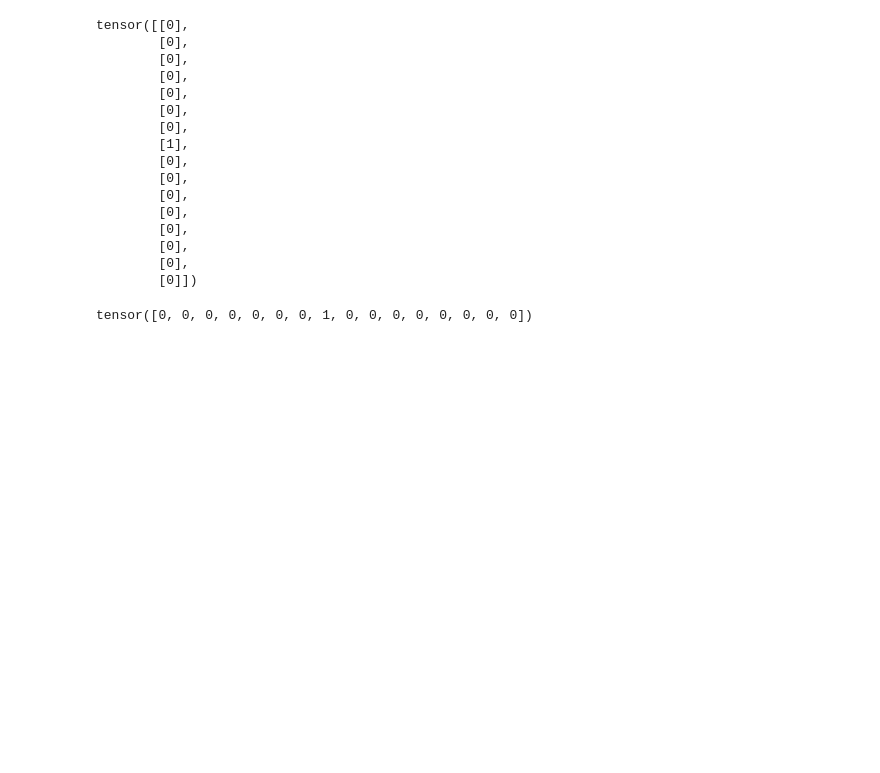
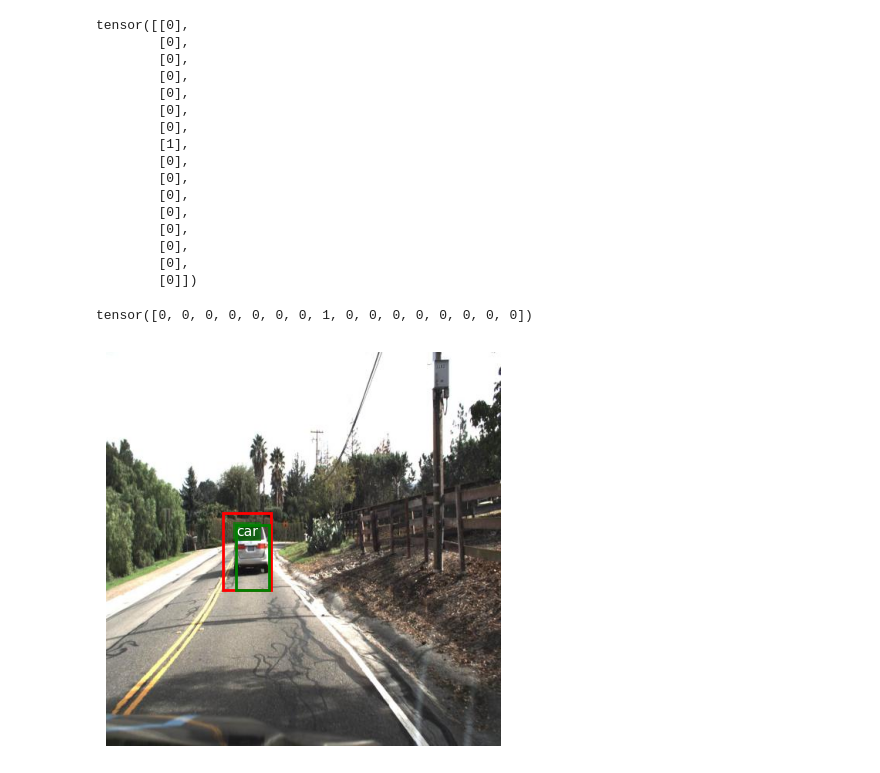
Before and after one commit to ElliotBlackstone/automotive-ssd-object-detection, a Jupyter notebook: ResNetBBoxAndClassifier_car.ipynb, the cells around one changed output. Saved outputs shown, nothing was run; the diff lists cells and outputs as text; code cells hidden in the pictures; blank space fills up the shorter version.

```diff
--- a/ResNetBBoxAndClassifier_car.ipynb
+++ b/ResNetBBoxAndClassifier_car.ipynb
@@ -403,0 +562,25 @@ tensor([0, 0, 0, 0, 0, 0, 0, 1, 0, 0, 0, 0, 0, 0, 0, 0])
+# %%
+new_imgs = CarImageClass.ImageClass(targ_dir=test_path_oo, transform=test_tfms, file_pct=1)
+test_set = CarImageClass.ImageClass(targ_dir=test_path_oo, transform=None, file_pct=1)
+
+BATCH_SIZE = 1
+# Create DataLoader's
+new_dataloader = DataLoader(new_imgs,
+                              batch_size=BATCH_SIZE,
+                              shuffle=False,
+                              #num_workers=NUM_WORKERS,
+                              )
+
+rand_index = np.random.randint(0, len(new_imgs))
+
+new = new_dataloader.dataset[rand_index]
+
+pred_dict = model_0(new[0].unsqueeze(dim=0))
+
+predbox = pred_dict['boxes'].detach() * (512 / IMG_SIZE)
+pred_label = list(test_set.class_to_idx.keys())[list(test_set.class_to_idx.values()).index(torch.argmax(pred_dict['logits']) + 1)]
+
+
+show_with_box(test_set[new[1]['image_id']], color='r', label=False, pred_box=True, bbox_pred=predbox, label_pred=pred_label)
+# %% [output]
+[figure, added]
```
Also changed, not shown: parts of 8 cells of this notebook.
